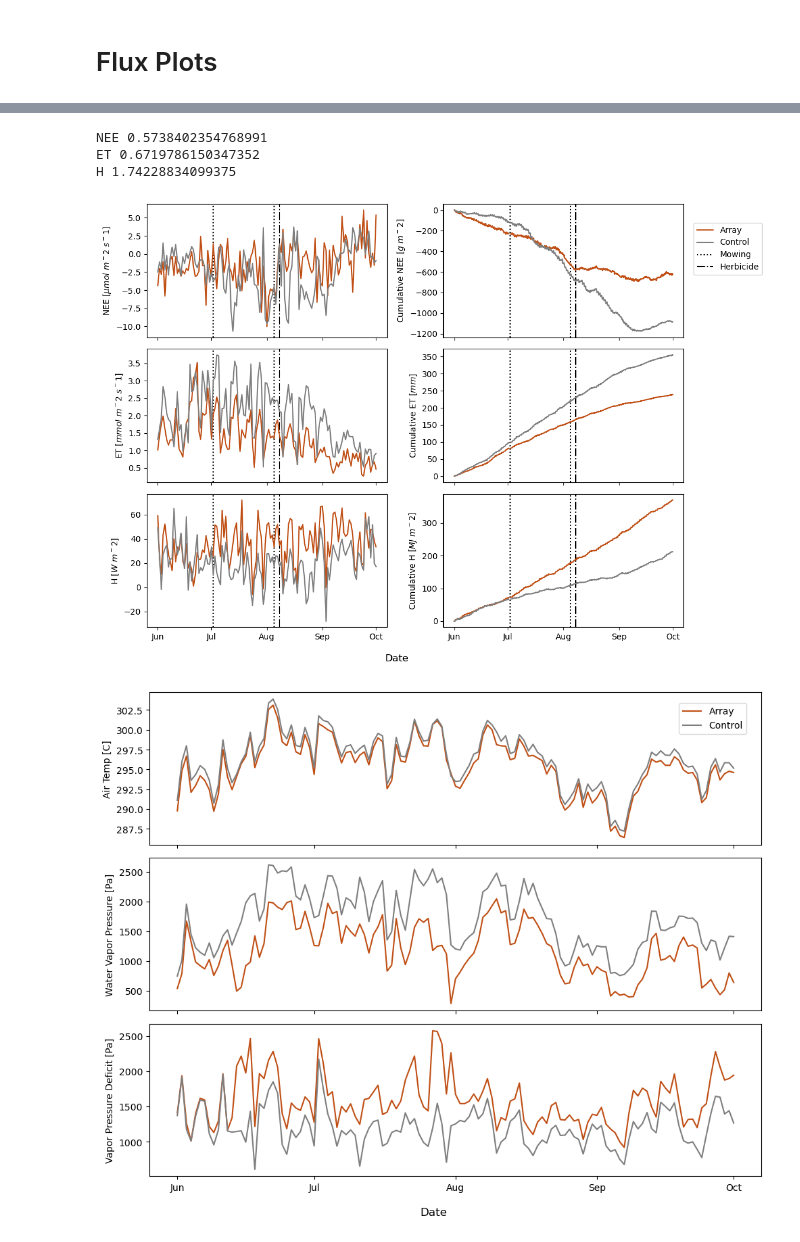
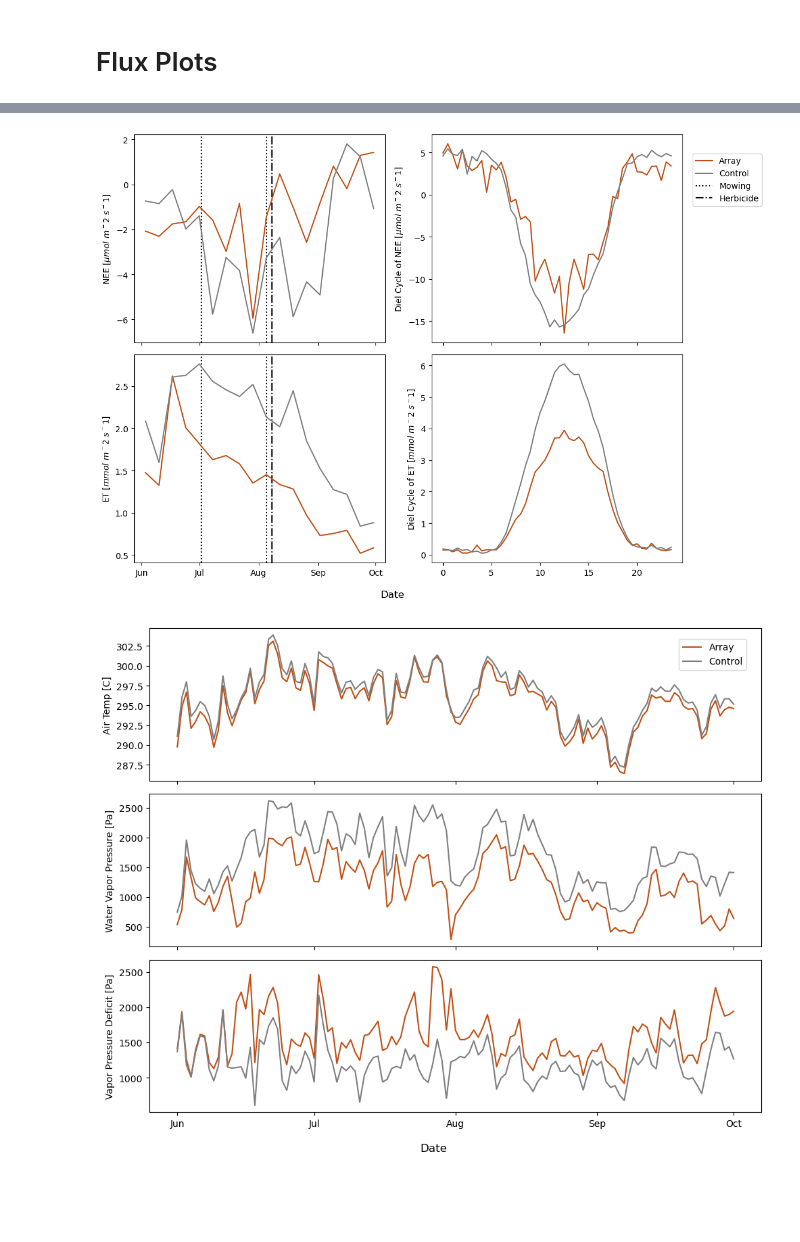
Before and after one commit to ermather/Kogonsa_Solar_obs_analysis, a Jupyter notebook: obs_analysis/AVRF_manuscript_figs.ipynb, the cells around one changed output, grey strips where cells are left out. Saved outputs shown, nothing was run; the diff lists cells and outputs as text; code cells hidden in the pictures; blank space fills up the shorter version.

```diff
--- a/obs_analysis/AVRF_manuscript_figs.ipynb
+++ b/obs_analysis/AVRF_manuscript_figs.ipynb
@@ -220,96 +193,100 @@ edex = dt.datetime(2025, 10, 2)
 #[short var name, var name in dataframe, units, LE conversion factor, min val, max val, unit conversion for cumulative]
 vardict = {'NEE': ['NEE', 'co2_flux', '[$\mu mol \ m^-2 \ s^-1$]','[$g \ m^-2$]', 1, -100, 100, 60 * 30 * 1e-6 * 44],
            'Evapotranspiration': ['ET', 'h2o_flux', '[$mmol \ m^-2 \ s^-1$]','[$mm$]', 1/2.5e3 * 1/18 * 1000, -100, 700, 60 * 30 * 1e-3 * 18 *1e-3],
-           'Sensible Heat Flux': ['H', 'H', '$[W \ m^-2$]','[$MJ \ m^-2$]', 1, -100, 700, 60 * 30 * 1e-6]
 }
 
+# notes on unit conversions
+# CO2
+# unit_conv = 60 * 30 * 1e-6 * 44 #[micromol/m^2/s] * 60 s/min * 30 min * 1 mol/10^6 micromol * 44 g/mol  - CO2
+# H2O
+# LE_cf = 1/2.5e3 * 1/1000 * 1/1000 * 1000 * 60 * 60 * 24 #[W/m^2]
+# LE_cf =  1/2.5e3 * 1/18 * 1000 #convert LE [W/m^2] to h2o flux [mmol/m^2/s] = 1/Latend heat of vaporization at 0C = 1/2.5e3 J/g * 1/1 mol/18 g* 1000mmol/mol
+# unit_conv = 60 * 30 * 1e-3 * 18 *1e-3#[mmol/m^2/s] * 60 s/min * 30 min * 1 mol/10^3 mmol * 18 g/mol * 1kg/1000g * 1m^3/1000kg * 1000mm/m = [mm]- water vapor
+# H
+# unit_conv = 60 * 30 * 1e-6 #[micromol/m^2/s] * 60 s/min * 30 min * 1 mol/10^6 micromol * 44 g/mol  - CO2
 
 #Create plot
-figsize = (10,8)
-fig, axs = plt.subplots(3,2,  figsize = figsize, sharex=True)
+figsize = (10, 8)
+fig, axs = plt.subplots(2,2,  figsize = figsize, sharex = 'col')
 
-for ax in axs.flatten():
+#Add management as vertical lines on each plot
+for ax in axs[:, 0]:
     m1 = ax.axvline(dt.datetime(2025, 7, 2), c = 'k', linestyle = ':', label = 'Mowing') #first mowing
-    ax.axvline(dt.datetime(2025, 8, 5), c = 'k', linestyle = ':') #Secon mowing
+    ax.axvline(dt.datetime(2025, 8, 5), c = 'k', linestyle = ':') #Second mowing
     m2 = ax.axvline(dt.datetime(2025, 8, 8), c = 'k', linestyle = '-.', label = 'Herbicide') #Herbacide
 
 
-handles = []
-for i in range(3):
+#Loop through variables, plot time series and cumulative plot for each
+handles = [] #Empty list - later filled with legend labels
+for i in range(2):
 
     var = list(vardict.keys())[i] #Long var name
     varname_short = vardict[var][0] #Shortened var name
     col = vardict[var][1] #column name in dataframe
-    reg_units = vardict[var][2]
-    cum_units = vardict[var][3]
-    ETtoLE = 1/vardict[var][4]
-    min_val = vardict[var][4]*vardict[var][5]
-    max_val = vardict[var][4]*vardict[var][6]
-
-    units_conv = vardict[var][7]
+    reg_units = vardict[var][2] #Units
+    cum_units = vardict[var][3] #Units for cumulative plot
+    ETtoLE = 1/vardict[var][4] #Conversion factor for converting between water flux units
+    min_val = vardict[var][4]*vardict[var][5] #Min value for filtering
+    max_val = vardict[var][4]*vardict[var][6] #Max val for filtering
+    units_conv = vardict[var][7] #unit regular to cumulative units conversion factor - see code comments above for where these values come from
 
     #Filter based on min and max vals
     val_filter = (KSA[col]>=min_val) & (KSA[col]<=max_val) & (KSC[col]>=min_val) & (KSC[col]<=max_val)
 
     #Time series plot
-    #Left axis
+    #Select left axis
     axl = axs[i, 0]
-    # KSA_1dayavg = day_avg(KSA[col], sd = sd, ed = ed, minval = min_val, maxval = max_val)
-    # KSC_1dayavg = day_avg(KSC[col], sd = sd, ed = ed, minval = min_val, maxval = max_val)
-    KSA_1dayavg = day_avg(KSA[col].where(val_filter), avg_time = '1d')
-    KSC_1dayavg = day_avg(KSC[col].where(val_filter), avg_time = '1d')
 
+    #
+    KSA_avg = day_avg(KSA[col].where(val_filter), avg_time = '7d')
+    KSC_avg = day_avg(KSC[col].where(val_filter), avg_time = '7d')
 
-    l1 = axl.plot(KSA_1dayavg[sd:ed], label = 'Array', c = arraycolor)
-    l2 = axl.plot(KSC_1dayavg[sd:ed], label = 'Control', c = colordict['control'])
+    #Plot time series on left axis
+    l1 = axl.plot(KSA_avg[sd:ed], label = 'Array', c = arraycolor)
+    l2 = axl.plot(KSC_avg[sd:ed], label = 'Control', c = colordict['control'])
 
-    axl.set_ylabel( varname_short  + ' ' + reg_units)
+    axl.set_ylabel(varname_short  + ' ' + reg_units)
 
     #Cumulative plot
     #Right axis
     axr = axs[i, 1]
 
     #calculate cumulative values
-    KSA_cum = KSA[col].where(val_filter)[sd:ed].cumsum()*units_conv
-    KSC_cum = KSC[col].where(val_filter)[sd:ed].cumsum()*units_conv
-    # ax.plot(KSA_cum)
-    # ax.plot(KSC_cum)
+    KSA_day_cyc = day_cyc(KSA[col].where(val_filter), sd = sd, ed = ed)
+    KSC_day_cyc = day_cyc(KSC[col].where(val_filter), sd = sd, ed=ed)
 
-    axr.set_ylabel('Cumulative ' + varname_short  + ' ' + cum_units)
+    axr.set_ylabel('Diel Cycle of ' + varname_short  + ' ' + reg_units)
 
 
-    axr.plot(KSA_cum, label = 'Array', c = arraycolor)
-    axr.plot(KSC_cum, label = 'Control', c = colordict['control'])
-    print(varname_short, KSA_cum[-1]/KSC_cum[-1])
+    axr.plot(hh_index, KSA_day_cyc, c = arraycolor)
+    axr.plot(hh_index, KSC_day_cyc, c = colordict['control'])
+
 
     if not handles: #handles is a list which returns false if empty (if empty, then include values l1 and l2)
         handles = [l1[0], l2[0], m1, m2]
 
-for ax in [axl, axr]:
-    ax.xaxis.set_major_locator(mdates.MonthLocator())  # Tick at start of each month
-    ax.xaxis.set_major_formatter(mdates.DateFormatter('%b'))  # Format as abbreviated month name
+
+axl.xaxis.set_major_locator(mdates.MonthLocator())  # Tick at start of each month
+axl.xaxis.set_major_formatter(mdates.DateFormatter('%b'))  # Format as abbreviated month name
 
 # #Rotate tick labels
 # for tick in axr.get_xticklabels():
 #     tick.set_rotation(45)
 # for tick in axl.get_xticklabels():
 #     tick.set_rotation(45)
 fig.supxlabel('Date')
 # fig.suptitle('Fluxes June 1-October 1 2025')
 
 #Add figure legend
 fig.legend(handles, ['Array', 'Control', 'Mowing', 'Herbicide'], loc = 'upper right', bbox_to_anchor=(1.125, .95))
 
+#Save figure
 save_base_path = r'C:\Users\emily\Documents\Grad_School\Research\Solar\Figures\AVRF_manuscript\\'
 fig.tight_layout()
-
 # plt.savefig(save_base_path + 'all_flux_plots.png', bbox_inches=Bbox([[0,-.2],figsize]))
 plt.savefig(save_base_path + 'all_flux_plots.png', bbox_inches='tight')
 # %% [output]
-NEE 0.5738402354768991
-ET 0.6719786150347352
-H 1.74228834099375
-[figure, old version]
+[figure, new version]
 # %%
 #Micromet Plot - 3 panels
 
```
Also changed, not shown: parts of 9 cells of this notebook.
